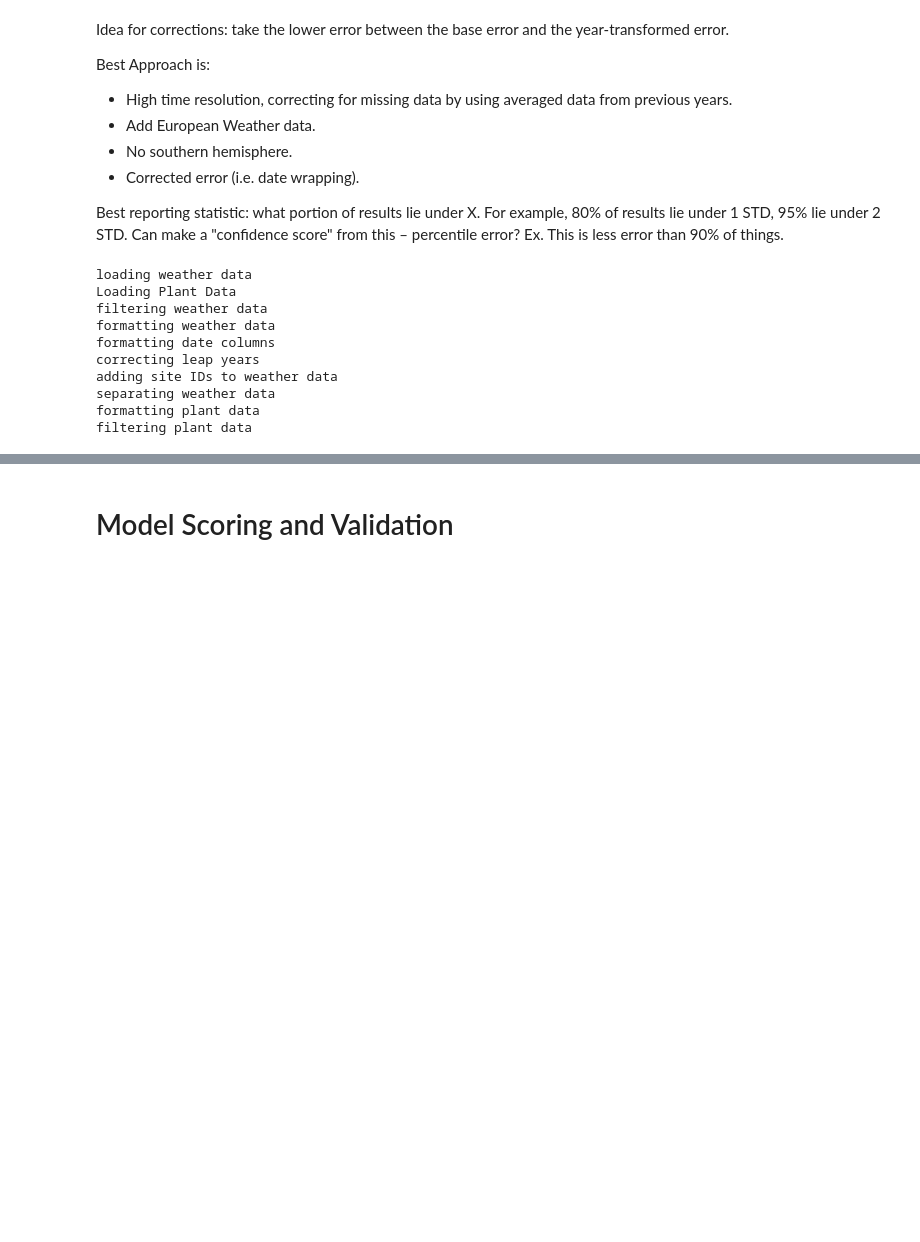
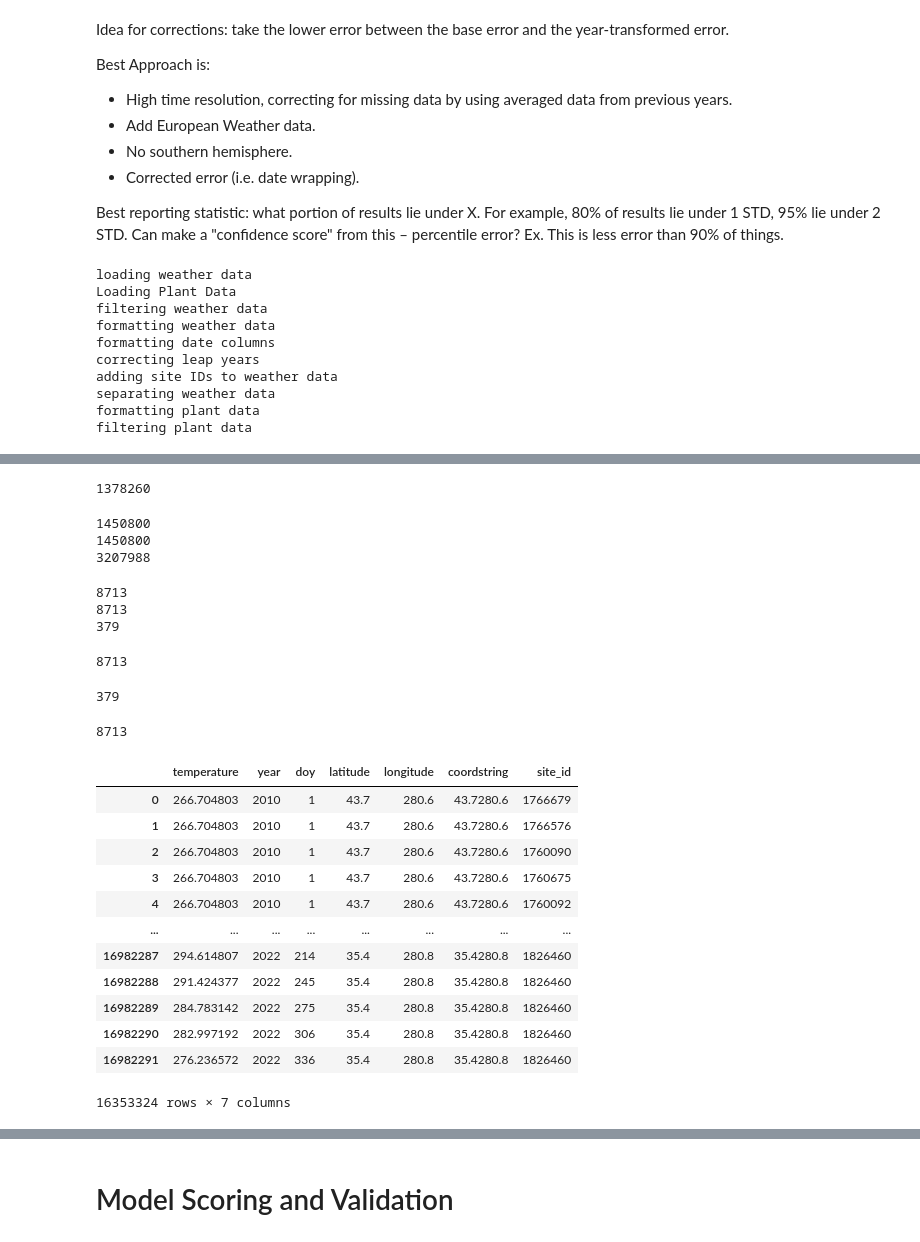
Before and after one commit to falling-fruit/dfg-seasons, a Jupyter notebook: modelling/high_res_models_finalized.ipynb, the cells around one changed output, grey strips where cells are left out. Drawn from its saved outputs; the diff is of its cells as text; code cells hidden in the pictures; blank space fills up the shorter version.

```diff
--- a/modelling/high_res_models_finalized.ipynb
+++ b/modelling/high_res_models_finalized.ipynb
@@ -317,0 +210,48 @@ running model ThermalTime
+# %%
+len(weather_with_sites[~weather_with_sites['site_id'].isin(mutual_sites['site_id'])])
+# %% [output]
+1378260
+# %%
+print(len(weather_with_sites))
+print(len(unmutual_monthly))
+print(len(merged_euro))
+# %% [output]
+1450800
+1450800
+3207988
+# %%
+print(len(weather_with_sites['site_id'].unique()))
+print(len(unmutual_monthly['site_id'].unique()))
+print(len(mutual_sites_euro['site_id'].unique()))
+# %% [output]
+8713
+8713
+379
+# %%
+len(weather_with_sites['site_id'].unique())
+# %% [output]
+8713
+# %%
+len(mutual_sites_euro['site_id'].unique())
+# %% [output]
+379
+# %%
+len(merged_euro['site_id'].unique())
+# %% [output]
+8713
+# %%
+weather_with_sites
+# %% [output]
+|  | temperature | year | doy | latitude | longitude | coordstring | site_id |
+| 0 | 266.704803 | 2010 | 1 | 43.7 | 280.6 | 43.7280.6 | 1766679 |
+| 1 | 266.704803 | 2010 | 1 | 43.7 | 280.6 | 43.7280.6 | 1766576 |
+| 2 | 266.704803 | 2010 | 1 | 43.7 | 280.6 | 43.7280.6 | 1760090 |
+| 3 | 266.704803 | 2010 | 1 | 43.7 | 280.6 | 43.7280.6 | 1760675 |
+| 4 | 266.704803 | 2010 | 1 | 43.7 | 280.6 | 43.7280.6 | 1760092 |
+| ... | ... | ... | ... | ... | ... | ... | ... |
+| 16982287 | 294.614807 | 2022 | 214 | 35.4 | 280.8 | 35.4280.8 | 1826460 |
+| 16982288 | 291.424377 | 2022 | 245 | 35.4 | 280.8 | 35.4280.8 | 1826460 |
+| 16982289 | 284.783142 | 2022 | 275 | 35.4 | 280.8 | 35.4280.8 | 1826460 |
+| 16982290 | 282.997192 | 2022 | 306 | 35.4 | 280.8 | 35.4280.8 | 1826460 |
+| 16982291 | 276.236572 | 2022 | 336 | 35.4 | 280.8 | 35.4280.8 | 1826460 |
+16353324 rows × 7 columns
```
Also changed, not shown: parts of 13 cells of this notebook.
